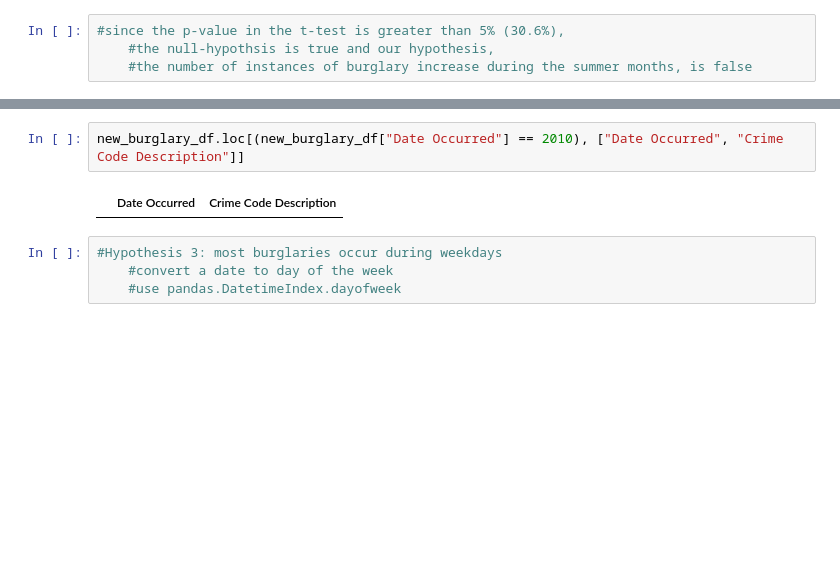
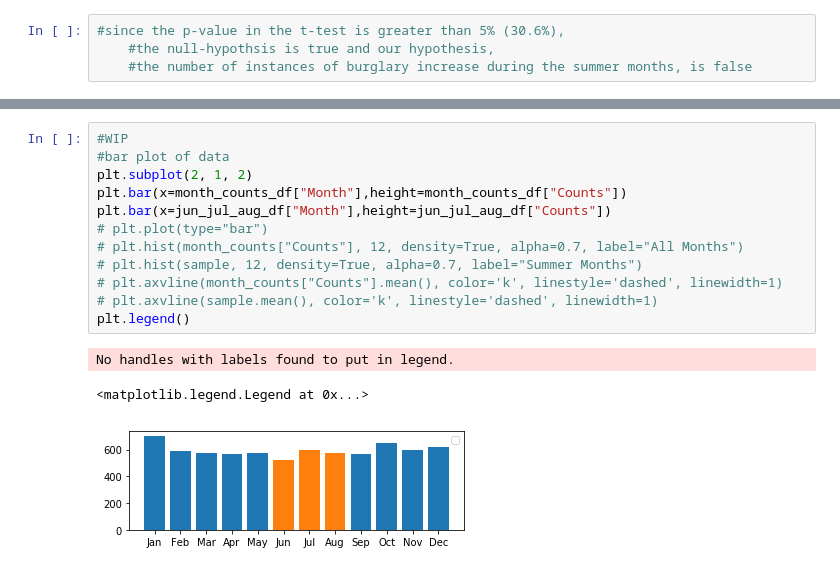
Before and after one commit to egome007/Project_1, a Jupyter notebook: code/data.lacity.org_api-pull.ipynb, the cells around one changed output, grey strips where cells are left out. Saved outputs shown, nothing was run; the diff lists cells and outputs as text; blank space fills up the shorter version.

```diff
--- a/code/data.lacity.org_api-pull.ipynb
+++ b/code/data.lacity.org_api-pull.ipynb
@@ -341,8 +283,16 @@ ValueError: The truth value of a Series is ambiguous. Use a.empty, a.bool(), a.i
-# %%
-new_burglary_df.loc[(new_burglary_df["Date Occurred"] == 2010), ["Date Occurred", "Crime Code Description"]]
-# %% [output]
-|  | Date Occurred | Crime Code Description |
-# %%
-#Hypothesis 3: most burglaries occur during weekdays
-    #convert a date to day of the week
-    #use pandas.DatetimeIndex.dayofweek
+# %%
+#WIP
+#bar plot of data
+plt.subplot(2, 1, 2)
+plt.bar(x=month_counts_df["Month"],height=month_counts_df["Counts"])
+plt.bar(x=jun_jul_aug_df["Month"],height=jun_jul_aug_df["Counts"])
+# plt.plot(type="bar")
+# plt.hist(month_counts["Counts"], 12, density=True, alpha=0.7, label="All Months")
+# plt.hist(sample, 12, density=True, alpha=0.7, label="Summer Months")
+# plt.axvline(month_counts["Counts"].mean(), color='k', linestyle='dashed', linewidth=1)
+# plt.axvline(sample.mean(), color='k', linestyle='dashed', linewidth=1)
+plt.legend()
+# %% [output]
+No handles with labels found to put in legend.
+<matplotlib.legend.Legend at 0x...>
+[figure, added]
```
Also changed, not shown: parts of 7 cells of this notebook.
